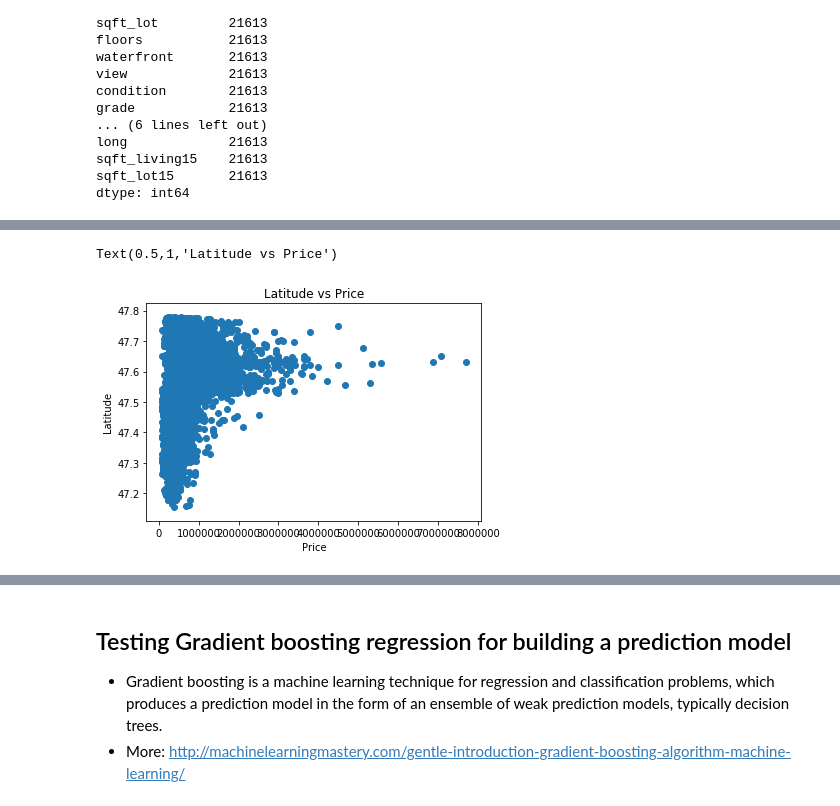
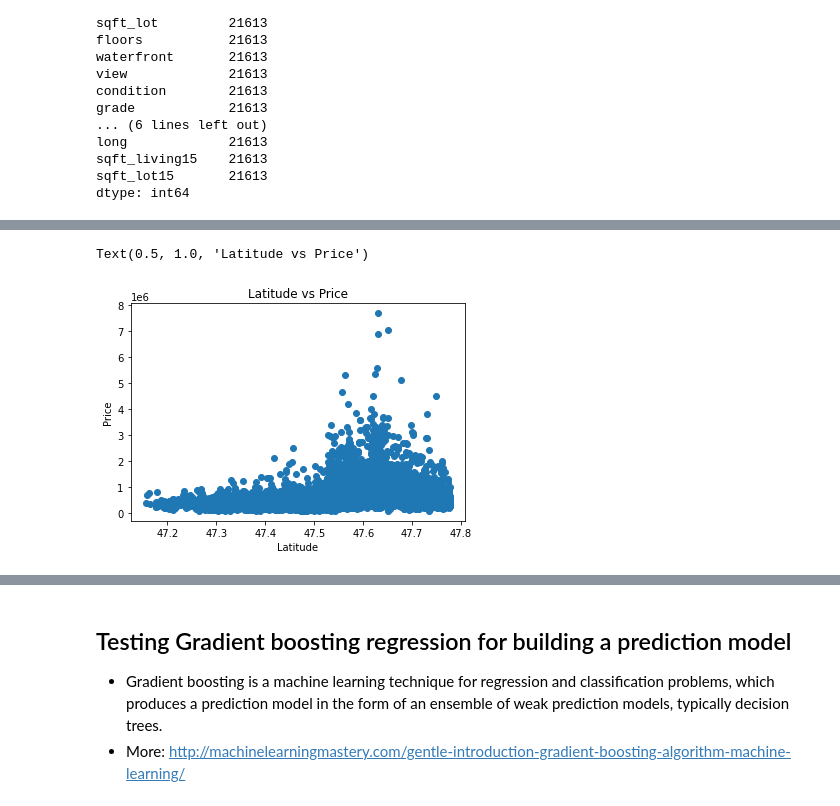
Before and after one commit to bidur/MachineLearningExamples, a Jupyter notebook: linearRegression.ipynb, the cells around one changed output, grey strips where cells are left out. Cells and saved outputs as stored; diff of their text form; code cells hidden in the pictures.

```diff
--- a/linearRegression.ipynb
+++ b/linearRegression.ipynb
@@ -14,7 +35,7 @@ import matplotlib.pyplot as plt
 import seaborn as sns
 import mpl_toolkits
 # %%
-data = pd.read_csv("kc_house_data.csv")
+data = pd.read_csv("data/kc_house_data.csv")
 data.head()
 # %% [output]
 |  | id | date | price | bedrooms | bathrooms | sqft_living | sqft_lot | floors | waterfront | view | ... |
@@ -104,8 +165,8 @@ Text(0.5,1,'Price vs Location of the area')
 # %%
-plt.scatter(data.price,data.lat)
-plt.xlabel("Price")
-plt.ylabel('Latitude')
+plt.scatter(data.lat, data.price)
+plt.ylabel("Price")
+plt.xlabel('Latitude')
 plt.title("Latitude vs Price")
 # %% [output]
-Text(0.5,1,'Latitude vs Price')
+Text(0.5, 1.0, 'Latitude vs Price')
-[figure, old version]
+[figure, new version]
```
Also changed, not shown: parts of 42 cells of this notebook, 6 other files.
